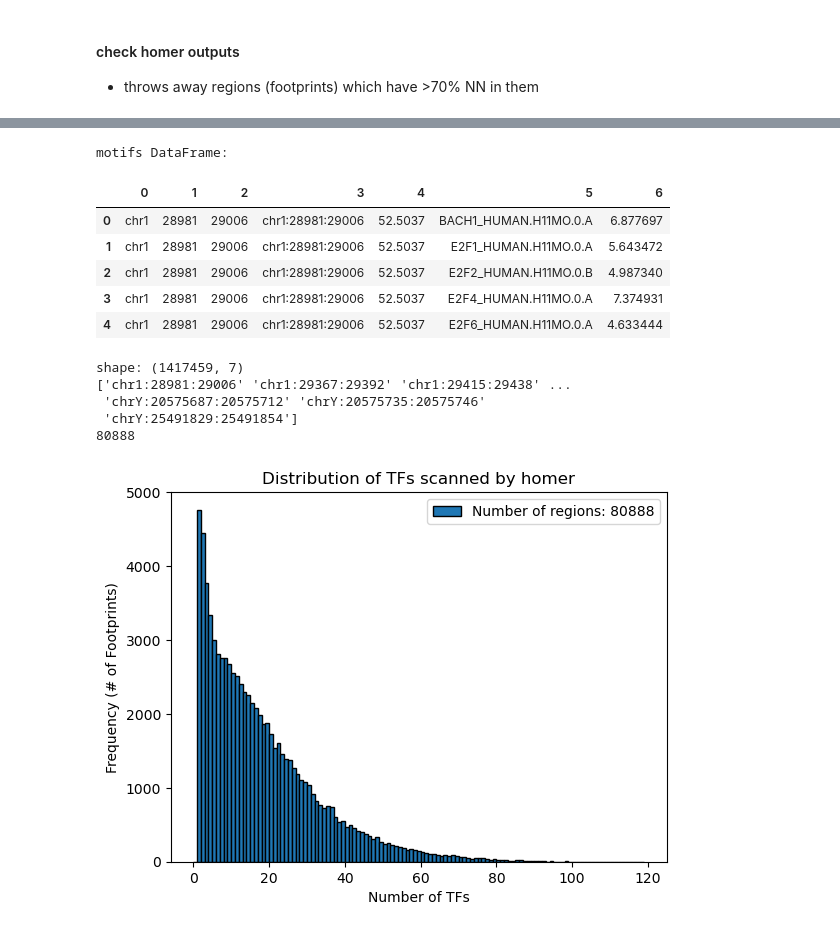
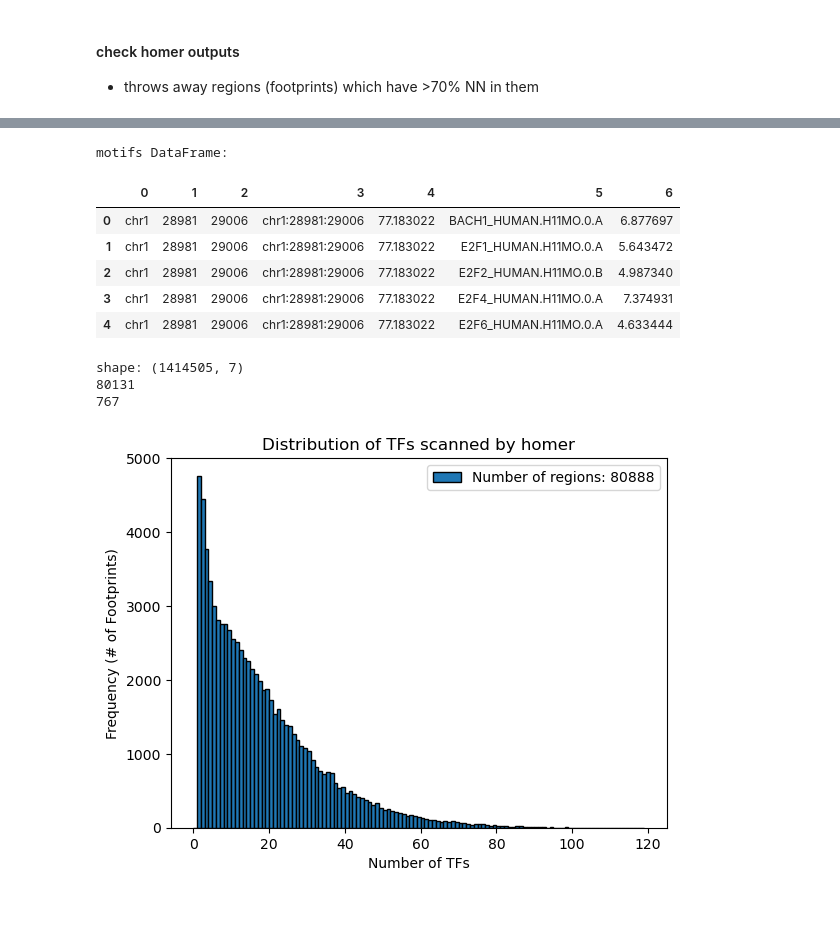
Before and after one commit to sachha-naksha/B_Cell_States, a Jupyter notebook: multiome_dynamic_regulation/py_scripts/dynamic_grn/data_prep_and_checks.ipynb, the cells around one changed output, grey strips where cells are left out. Saved outputs shown, nothing was run; the diff lists cells and outputs as text; code cells hidden in the pictures.

```diff
--- a/multiome_dynamic_regulation/py_scripts/dynamic_grn/data_prep_and_checks.ipynb
+++ b/multiome_dynamic_regulation/py_scripts/dynamic_grn/data_prep_and_checks.ipynb
@@ -1072,32 +1052,31 @@ shape: (75806, 294)
 # %%
 # find unique number of regions in motifs.bed file (unique values in column 3)
 import pandas as pd
 # load motifs.bed in pandas
-motifs_file = "/ocean/projects/cis240075p/asachan/datasets/B_Cell/multiome_1st_donor_UPMC_aggr/dictys_outs/tmp_dynamic/Subset1/motifs.bed"
+motifs_file = "/ocean/projects/cis240075p/asachan/datasets/B_Cell/multiome_1st_donor_UPMC_aggr/dictys_outs/actb1_added/tmp_dynamic/Subset40/motifs.bed"
 # Load data
 motifs = pd.read_csv(motifs_file, header=None, index_col=None, sep='\t')
 # Display the first few rows of each DataFrame to confirm successful loading
 print("motifs DataFrame:")
 display(motifs.head())
 print("shape:", motifs.shape)
 
-# get unique entries in column 3 using pandas
-unique_entries = motifs[3].unique()
-print(unique_entries)
-print(len(unique_entries))
+# get unique regions
+unique_regions = motifs[3].unique()
+unique_tfs = motifs[5].unique()
+print(len(unique_regions))
+print(len(unique_tfs))
 # %% [output]
 motifs DataFrame:
 |  | 0 | 1 | 2 | 3 | 4 | 5 | 6 |
-| 0 | chr1 | 28981 | 29006 | chr1:28981:29006 | 52.5037 | BACH1_HUMAN.H11MO.0.A | 6.877697 |
-| 1 | chr1 | 28981 | 29006 | chr1:28981:29006 | 52.5037 | E2F1_HUMAN.H11MO.0.A | 5.643472 |
-| 2 | chr1 | 28981 | 29006 | chr1:28981:29006 | 52.5037 | E2F2_HUMAN.H11MO.0.B | 4.987340 |
-| 3 | chr1 | 28981 | 29006 | chr1:28981:29006 | 52.5037 | E2F4_HUMAN.H11MO.0.A | 7.374931 |
-| 4 | chr1 | 28981 | 29006 | chr1:28981:29006 | 52.5037 | E2F6_HUMAN.H11MO.0.A | 4.633444 |
+| 0 | chr1 | 28981 | 29006 | chr1:28981:29006 | 77.183022 | BACH1_HUMAN.H11MO.0.A | 6.877697 |
+| 1 | chr1 | 28981 | 29006 | chr1:28981:29006 | 77.183022 | E2F1_HUMAN.H11MO.0.A | 5.643472 |
+| 2 | chr1 | 28981 | 29006 | chr1:28981:29006 | 77.183022 | E2F2_HUMAN.H11MO.0.B | 4.987340 |
+| 3 | chr1 | 28981 | 29006 | chr1:28981:29006 | 77.183022 | E2F4_HUMAN.H11MO.0.A | 7.374931 |
+| 4 | chr1 | 28981 | 29006 | chr1:28981:29006 | 77.183022 | E2F6_HUMAN.H11MO.0.A | 4.633444 |
-shape: (1417459, 7)
-['chr1:28981:29006' 'chr1:29367:29392' 'chr1:29415:29438' ...
- 'chrY:20575687:20575712' 'chrY:20575735:20575746'
- 'chrY:25491829:25491854']
-80888
+shape: (1414505, 7)
+80131
+767
 # %%
 import matplotlib.pyplot as plt
 
```
Also changed, not shown: parts of 9 cells of this notebook, 10 other files.
